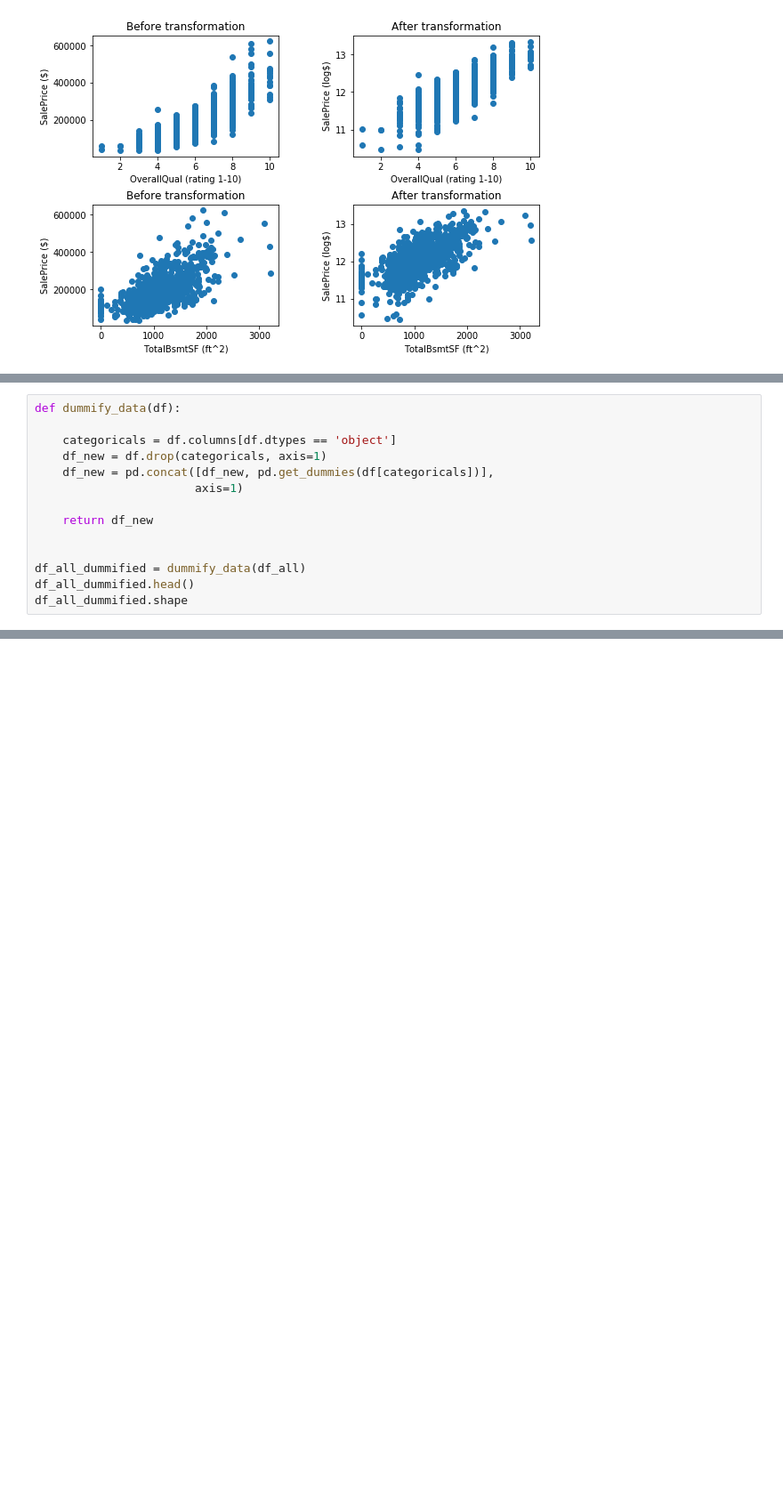
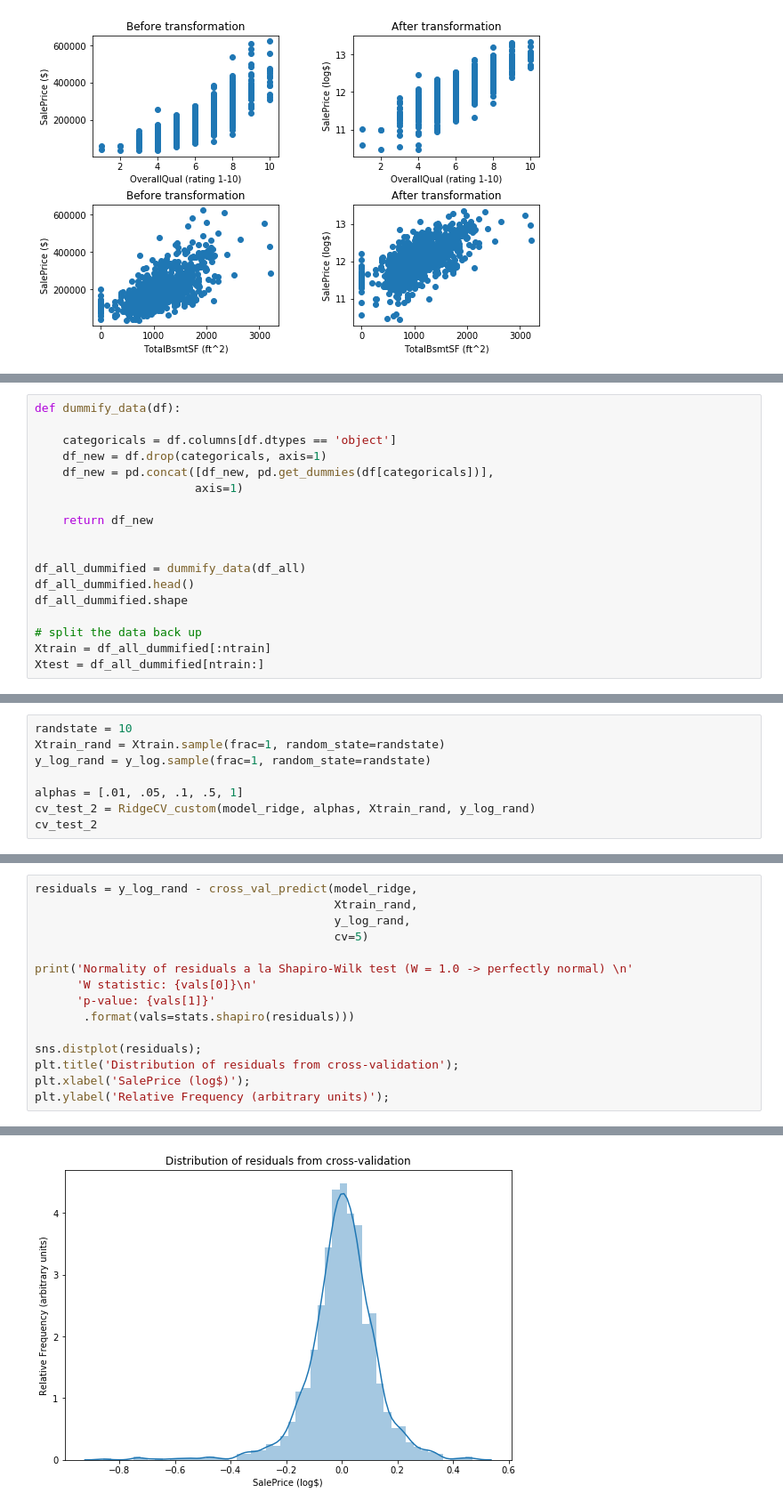
Before and after one commit to stevendevan/KaggleHousePrices, a Jupyter notebook: KaggleHousePrices.ipynb, the cells around one changed output, grey strips where cells are left out. Shown at 89% size. Saved outputs shown, nothing was run; the diff lists cells and outputs as text; blank space fills up the shorter version.

```diff
--- a/KaggleHousePrices.ipynb
+++ b/KaggleHousePrices.ipynb
@@ -343,3 +388,7 @@ def dummify_data(df):
 df_all_dummified = dummify_data(df_all)
 df_all_dummified.head()
 df_all_dummified.shape
+
+# split the data back up
+Xtrain = df_all_dummified[:ntrain]
+Xtest = df_all_dummified[ntrain:]
@@ -357,0 +450,8 @@ Cool. Looks like we've got the data prepped and ready. So what model do we choos
+# %%
+randstate = 10
+Xtrain_rand = Xtrain.sample(frac=1, random_state=randstate)
+y_log_rand = y_log.sample(frac=1, random_state=randstate)
+
+alphas = [.01, .05, .1, .5, 1]
+cv_test_2 = RidgeCV_custom(model_ridge, alphas, Xtrain_rand, y_log_rand)
+cv_test_2
@@ -357,0 +467,16 @@ Cool. Looks like we've got the data prepped and ready. So what model do we choos
+# %%
+residuals = y_log_rand - cross_val_predict(model_ridge,
+                                           Xtrain_rand,
+                                           y_log_rand,
+                                           cv=5)
+
+print('Normality of residuals a la Shapiro-Wilk test (W = 1.0 -> perfectly normal) \n'
+      'W statistic: {vals[0]}\n'
+      'p-value: {vals[1]}'
+       .format(vals=stats.shapiro(residuals)))
+
+sns.distplot(residuals);
+plt.title('Distribution of residuals from cross-validation');
+plt.xlabel('SalePrice (log$)');
+plt.ylabel('Relative Frequency (arbitrary units)');
+# %% [output]
@@ -357,0 +486 @@ Cool. Looks like we've got the data prepped and ready. So what model do we choos
+[figure, added]
```
Also changed, not shown: parts of 19 cells of this notebook.
